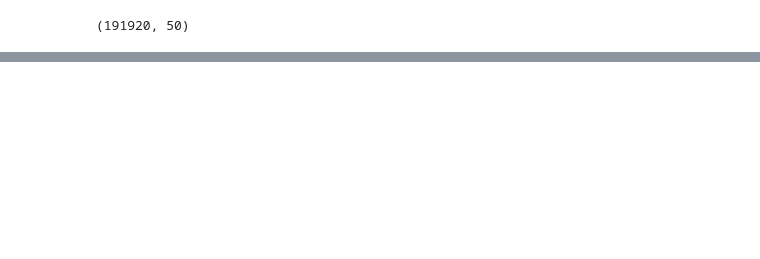
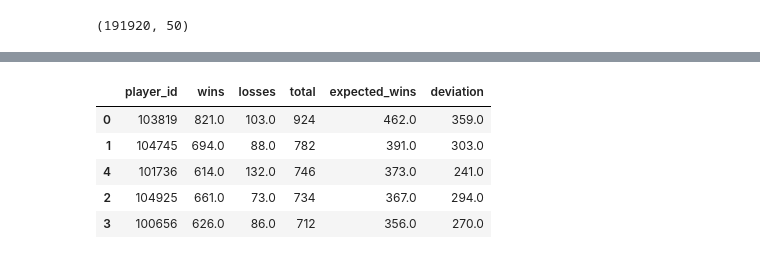
Before and after one commit to Ruugiko/tennis_atp, a Jupyter notebook: tennis.ipynb, the cells around one changed output, grey strips where cells are left out. Saved outputs shown, nothing was run; the diff lists cells and outputs as text; code cells hidden in the pictures; blank space fills up the shorter version.

```diff
--- a/tennis.ipynb
+++ b/tennis.ipynb
@@ -56,0 +122,9 @@ Error:
+# %%
+more20.head()
+# %% [output]
+|  | player_id | wins | losses | total | expected_wins | deviation |
+| 0 | 103819 | 821.0 | 103.0 | 924 | 462.0 | 359.0 |
+| 1 | 104745 | 694.0 | 88.0 | 782 | 391.0 | 303.0 |
+| 4 | 101736 | 614.0 | 132.0 | 746 | 373.0 | 241.0 |
+| 2 | 104925 | 661.0 | 73.0 | 734 | 367.0 | 294.0 |
+| 3 | 100656 | 626.0 | 86.0 | 712 | 356.0 | 270.0 |
```
Also changed, not shown: parts of 24 cells of this notebook, 1 other file.
